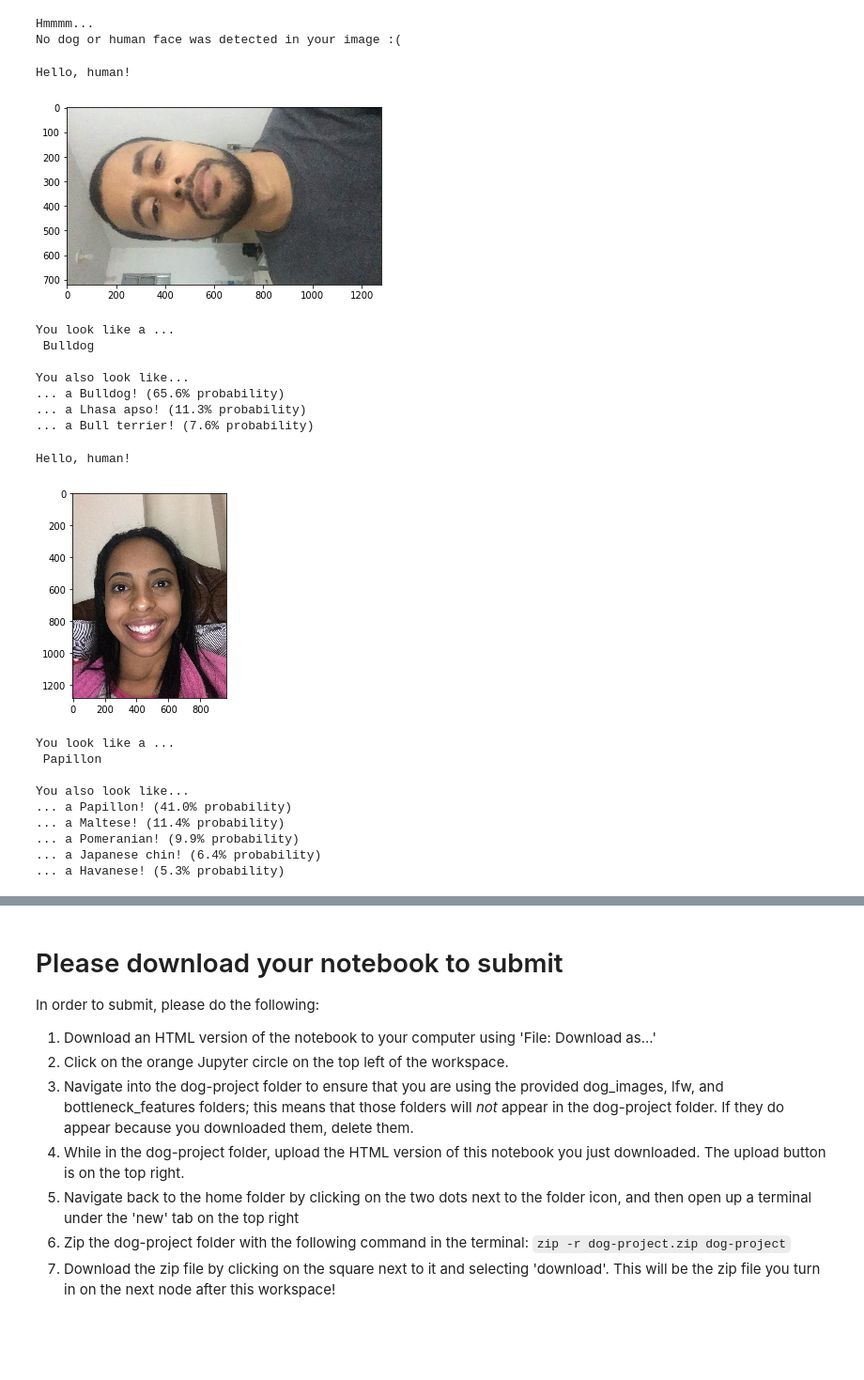
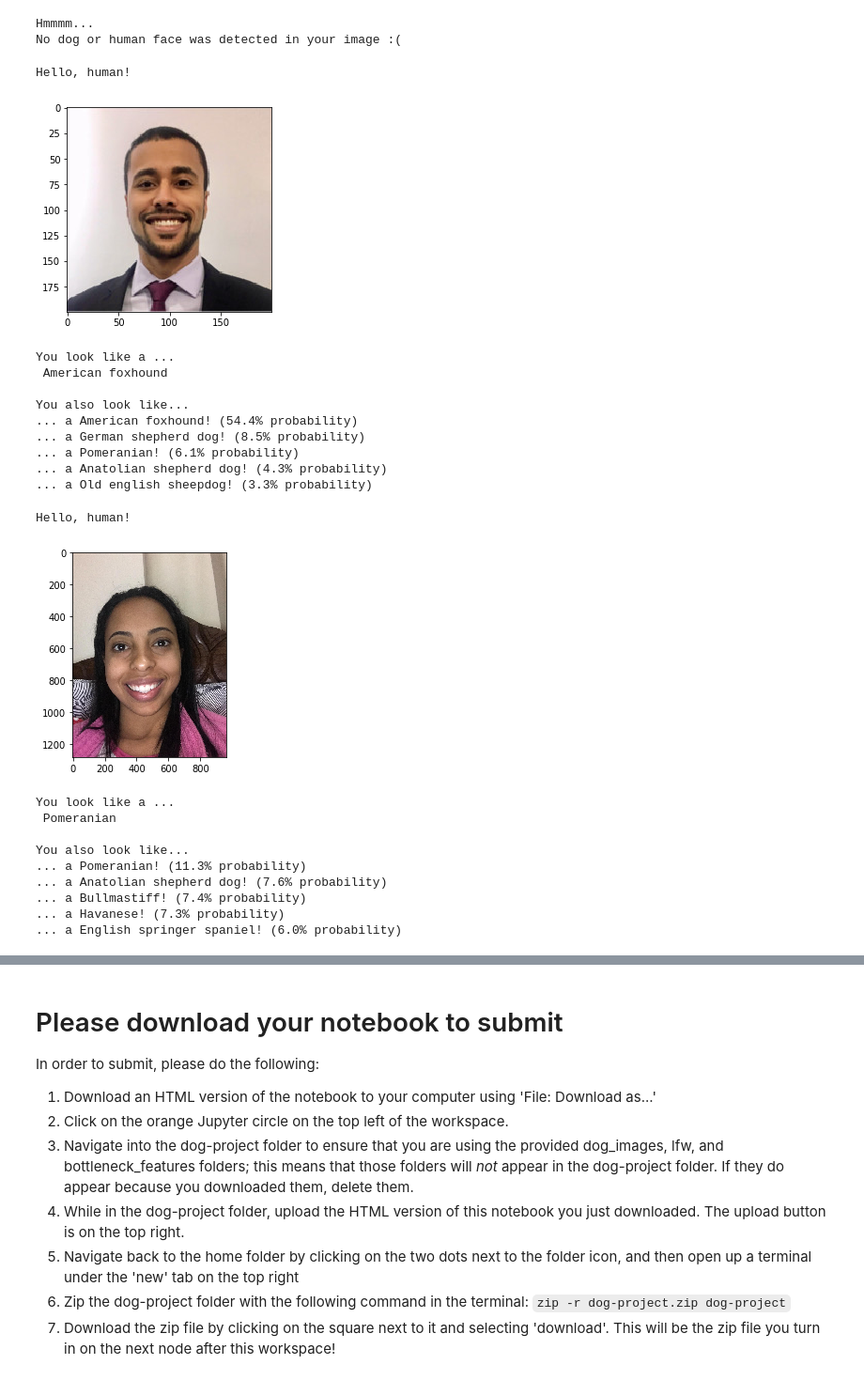
Before and after one commit to eoferreira/deep-dog, a Jupyter notebook: dog_app.ipynb, the cells around one changed output, grey strips where cells are left out. Shown at 94% size. Drawn from its saved outputs; the diff is of its cells as text; code cells hidden in the pictures; blank space fills up the shorter version.

```diff
--- a/dog_app.ipynb
+++ b/dog_app.ipynb
@@ -354,24 +351,39 @@ __Question 4:__ Outline the steps you took to get to your final CNN architecture
 __Answer:__ From the class material I understand that a good CNN architecture should get narrowers and deeper as the layers get closer to the Dense layer. I think that the architecture above should work well because I think it can make the model narrower and deeper, which is better for detecting features. I also added a Dropout layer to avoid overfitting as I intend to use  a big epoch value. I think this architecture will work very well.
 # %%
 from keras.layers import Conv2D, MaxPooling2D, GlobalAveragePooling2D
-from keras.layers import Dropout, Flatten, Dense
+from keras.layers import Dropout, Flatten, Dense, Activation
 from keras.models import Sequential
+from keras.layers.normalization import BatchNormalization
 
 model = Sequential()
 
 ### TODO: Define your architecture.
-model.add(Conv2D(filters=16, kernel_size=2, padding='same', activation='relu',
+# model.add(Conv2D(filters=16, kernel_size=2, padding='same', activation='elu',
+#                                             input_shape=(224,224,3)))
+model.add(Conv2D(filters=16, kernel_size=2, padding='same',
                                             input_shape=(224,224,3)))
+model.add(BatchNormalization())
+model.add(Activation("elu"))
+
 model.add(MaxPooling2D(pool_size=2))
-model.add(Conv2D(filters=32, kernel_size=2, padding='same', activation='relu'))
+model.add(Conv2D(filters=32, kernel_size=2, padding='same')) #, activation='elu'))
+model.add(BatchNormalization())
+model.add(Activation("elu"))
+
 model.add(MaxPooling2D(pool_size=2))
-model.add(Conv2D(filters=64, kernel_size=2, padding='same', activation='relu'))
+
+model.add(Conv2D(filters=64, kernel_size=2, padding='same')) #, activation='elu'))
+model.add(BatchNormalization())
+model.add(Activation("elu"))
+
 model.add(MaxPooling2D(pool_size=2))
+
 model.add(GlobalAveragePooling2D())
 
 # model.add(Dropout(0.1))
-# model.add(Dense(200, activation='relu'))
+# model.add(Dense(200, activation='elu'))
 model.add(Dropout(0.11))
+model.add(BatchNormalization())
 model.add(Dense(133, activation='softmax'))
 
 model.summary()
@@ -699,7 +711,8 @@ rn50_model = Sequential()
 ### TODO: Define your architecture.
 # model.add(MaxPooling2D(pool_size=2))
 rn50_model.add(GlobalAveragePooling2D(input_shape=train_Resnet50.shape[1:]))
-rn50_model.add(Dense(200, activation='relu'))
+rn50_model.add(Dense(200, activation='elu'))
+rn50_model.add(BatchNormalization())
 rn50_model.add(Dropout(0.15))
 rn50_model.add(Dense(133, activation='softmax'))
 
@@ -960,32 +977,34 @@ breed_predict('./images/ac06aa53-3d44-413a-ba07-75996dd43c27.jpg')
 # %% [output]
 Hmmmm...
 No dog or human face was detected in your image :(
-# %%
-breed_predict('./images/B13F65F9-12FD-4C74-8E6F-928420CA5C59.JPG')
-# %% [output]
-Hello, human!
-[figure, removed]
-You look like a ...
- Bulldog
-
-You also look like...
-... a Bulldog! (65.6% probability)
-... a Lhasa apso! (11.3% probability)
-... a Bull terrier! (7.6% probability)
+# %%
+breed_predict('./images/0.jpeg')
+# %% [output]
+Hello, human!
+[figure, added]
+You look like a ...
+ American foxhound
+
+You also look like...
+... a American foxhound! (54.4% probability)
+... a German shepherd dog! (8.5% probability)
+... a Pomeranian! (6.1% probability)
+... a Anatolian shepherd dog! (4.3% probability)
+... a Old english sheepdog! (3.3% probability)
 # %%
 breed_predict('./images/WhatsApp Image 2018-10-02 at 9.22.49 PM.jpeg')
 # %% [output]
 Hello, human!
 [figure]
 You look like a ...
- Papillon
+ Pomeranian
 
 You also look like...
-... a Papillon! (41.0% probability)
-... a Maltese! (11.4% probability)
-... a Pomeranian! (9.9% probability)
-... a Japanese chin! (6.4% probability)
-... a Havanese! (5.3% probability)
+... a Pomeranian! (11.3% probability)
+... a Anatolian shepherd dog! (7.6% probability)
+... a Bullmastiff! (7.4% probability)
+... a Havanese! (7.3% probability)
+... a English springer spaniel! (6.0% probability)
 # %%
 breed_predict('./images/45105900_714902785552114_6758682247768834048_n.jpg')
 # %% [output]
```
Also changed, not shown: parts of 16 cells of this notebook, 4 other files.
